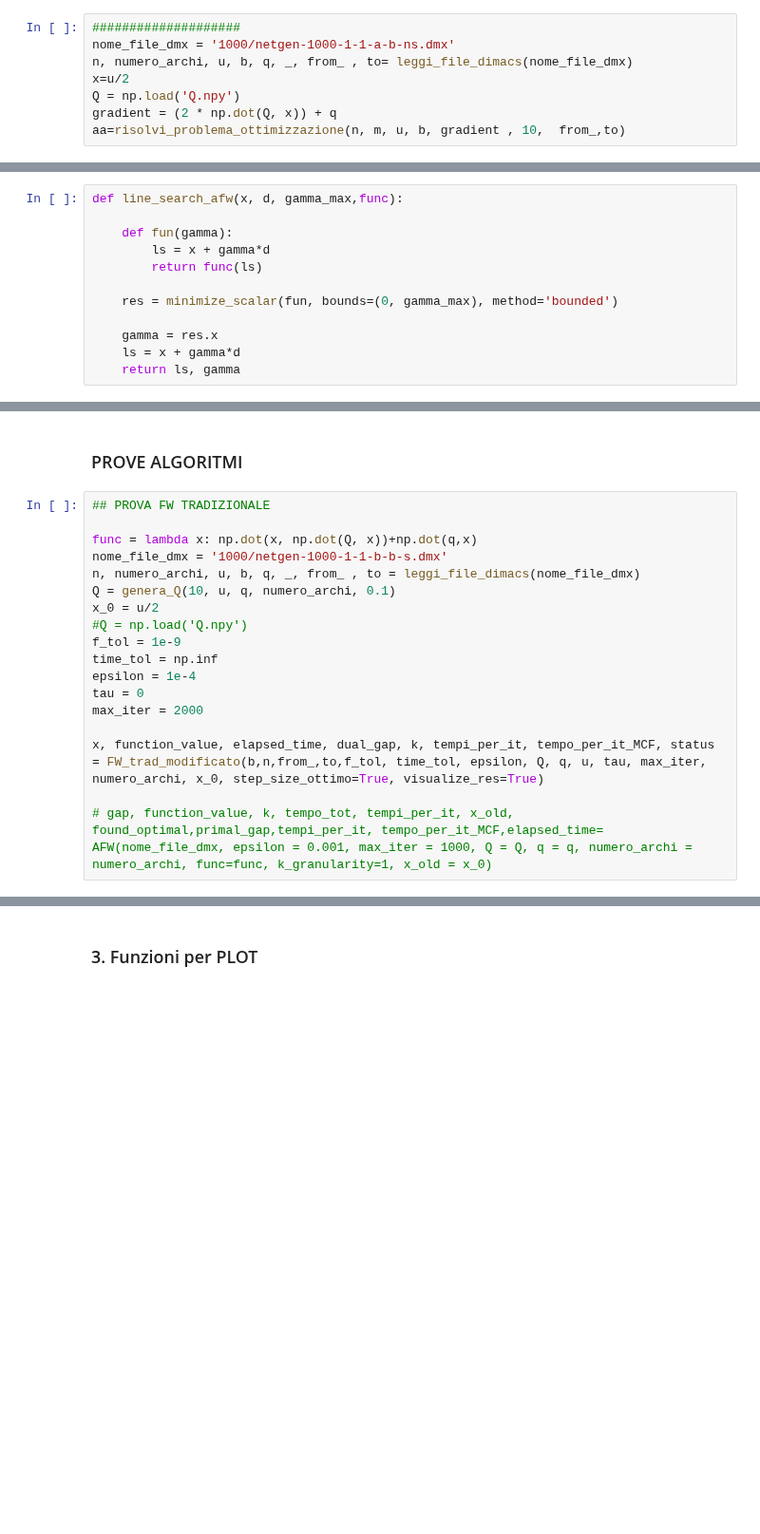
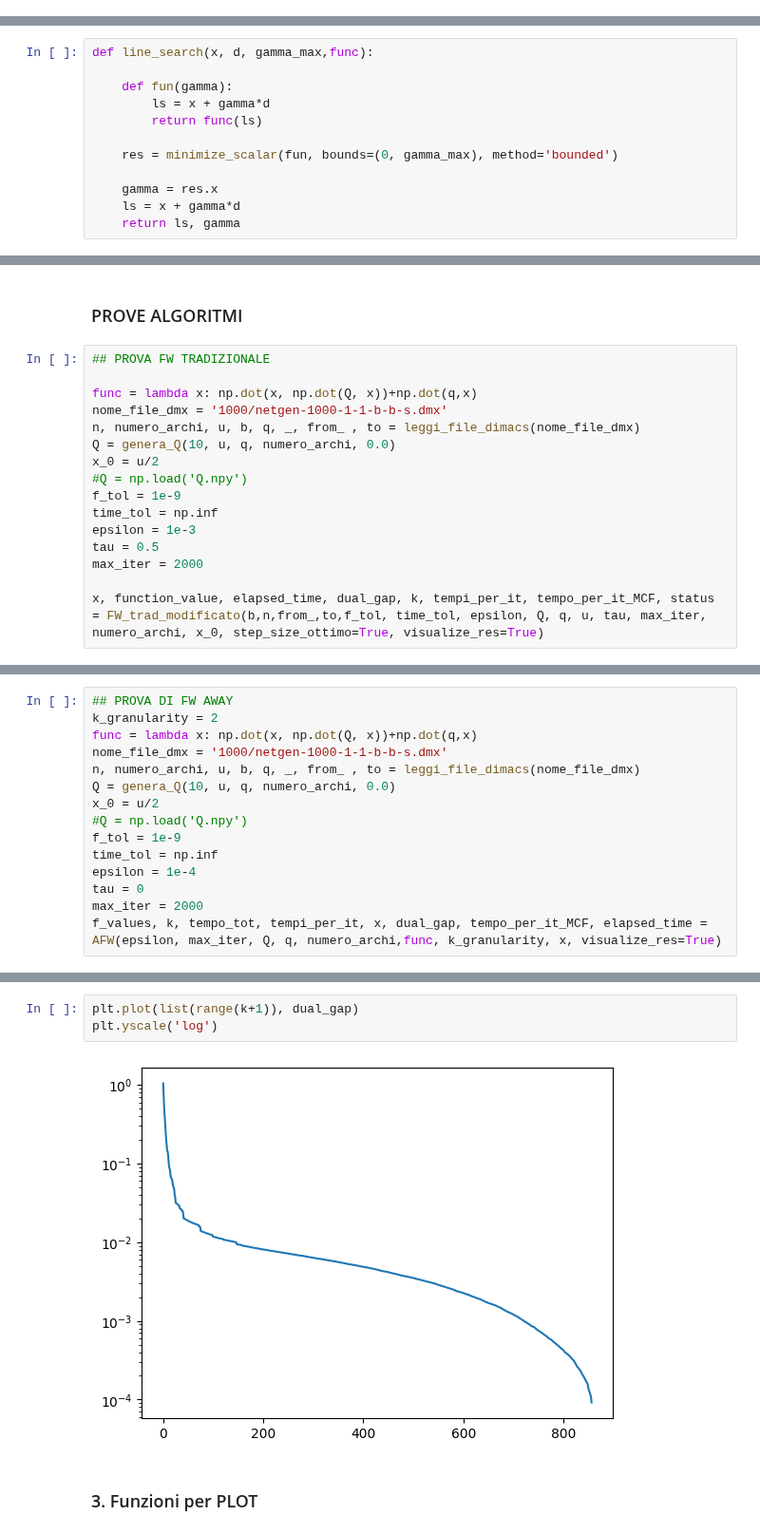
Before and after one commit to vpicchianti/Optimization-for-Data-Science, a Jupyter notebook: FW_nuovo.ipynb, the cells around one changed output, grey strips where cells are left out. Shown at 95% size. Drawn from its saved outputs; the diff is of its cells as text; blank space fills up the shorter version.

```diff
--- a/FW_nuovo.ipynb
+++ b/FW_nuovo.ipynb
@@ -319,11 +176,3 @@ def visualize(k, f_val, alpha, prodotto_scalare, k_granularity, tempo, end, foun
 # %%
 class ProblemUnfeasibleError(Exception):
     pass
-# %%
-####################
-nome_file_dmx = '1000/netgen-1000-1-1-a-b-ns.dmx'
-n, numero_archi, u, b, q, _, from_ , to= leggi_file_dimacs(nome_file_dmx)
-x=u/2
-Q = np.load('Q.npy')
-gradient = (2 * np.dot(Q, x)) + q
-aa=risolvi_problema_ottimizzazione(n, m, u, b, gradient , 10,  from_,to)
@@ -665,7 +486,7 @@ def visualize_bis(k, f_val, alpha, primal_gap_k, k_granularity):
         print('Iteration: {:>4}   Step size: {:>10.8f}   Valore di f in x_k: {:>10.6f}   Dual gap: {:>10.2f} '.format(k, alpha, f_val, primal_gap_k))
         return
 # %%
-def line_search_afw(x, d, gamma_max,func):
+def line_search(x, d, gamma_max,func):
 
     def fun(gamma):
         ls = x + gamma*d
@@ -815,16 +640,14 @@ def AFW(epsilon, Q, q, numero_archi,func, k_granularity, x_0, visualize_res=True
 func = lambda x: np.dot(x, np.dot(Q, x))+np.dot(q,x)
 nome_file_dmx = '1000/netgen-1000-1-1-b-b-s.dmx'
 n, numero_archi, u, b, q, _, from_ , to = leggi_file_dimacs(nome_file_dmx)
-Q = genera_Q(10, u, q, numero_archi, 0.1)
+Q = genera_Q(10, u, q, numero_archi, 0.0)
 x_0 = u/2
 #Q = np.load('Q.npy')
 f_tol = 1e-9
 time_tol = np.inf
-epsilon = 1e-4
-tau = 0
+epsilon = 1e-3
+tau = 0.5
 max_iter = 2000
 
 x, function_value, elapsed_time, dual_gap, k, tempi_per_it, tempo_per_it_MCF, status = FW_trad_modificato(b,n,from_,to,f_tol, time_tol, epsilon, Q, q, u, tau, max_iter, numero_archi, x_0, step_size_ottimo=True, visualize_res=True)
-
-# gap, function_value, k, tempo_tot, tempi_per_it, x_old, found_optimal,primal_gap,tempi_per_it, tempo_per_it_MCF,elapsed_time= AFW(nome_file_dmx, epsilon = 0.001, max_iter = 1000, Q = Q, q = q, numero_archi = numero_archi, func=func, k_granularity=1, x_old = x_0)
 # %% [output]
@@ -859,0 +672,15 @@ Iteration:    3   Step size: 0.99999404   Valore di f in x_k: 2294209.468473   S
+# %%
+## PROVA DI FW AWAY
+k_granularity = 2
+func = lambda x: np.dot(x, np.dot(Q, x))+np.dot(q,x)
+nome_file_dmx = '1000/netgen-1000-1-1-b-b-s.dmx'
+n, numero_archi, u, b, q, _, from_ , to = leggi_file_dimacs(nome_file_dmx)
+Q = genera_Q(10, u, q, numero_archi, 0.0)
+x_0 = u/2
+#Q = np.load('Q.npy')
+f_tol = 1e-9
+time_tol = np.inf
+epsilon = 1e-4
+tau = 0
+max_iter = 2000
+f_values, k, tempo_tot, tempi_per_it, x, dual_gap, tempo_per_it_MCF, elapsed_time = AFW(epsilon, max_iter, Q, q, numero_archi,func, k_granularity, x, visualize_res=True)
@@ -860,3 +705,8 @@ Iteration:    3   Step size: 0.99999404   Valore di f in x_k: 2294209.468473   S
+# %%
+plt.plot(list(range(k+1)), dual_gap)
+plt.yscale('log')
+# %% [output]
+[figure, added]
 # %% [markdown]
 ### 3. Funzioni per PLOT
 # %%
```
Also changed, not shown: parts of 13 cells of this notebook, 3 other files.
